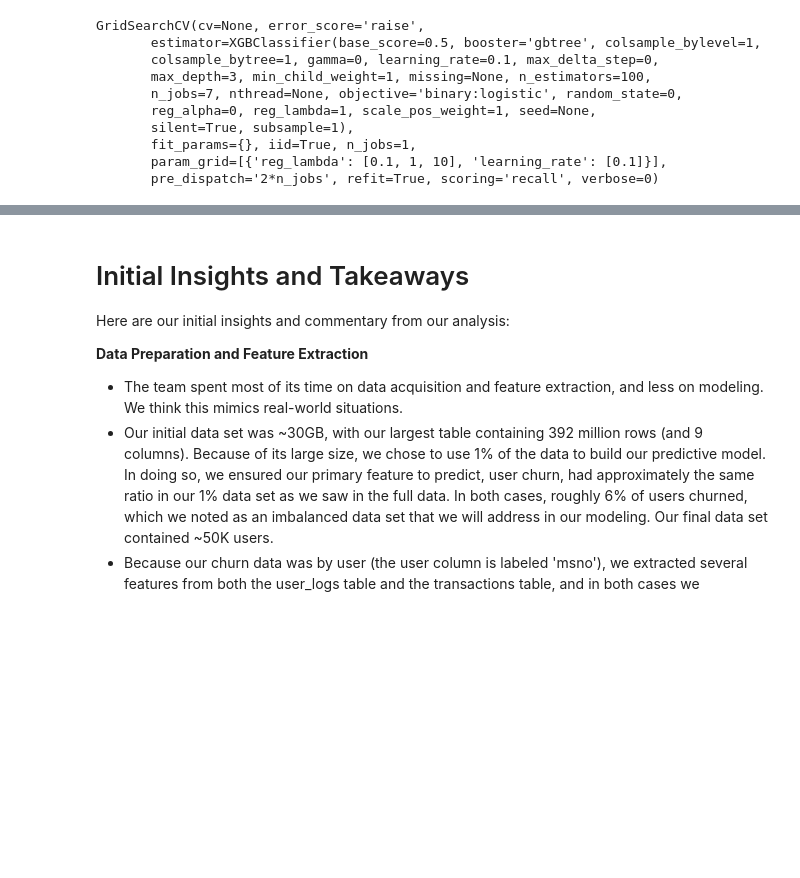
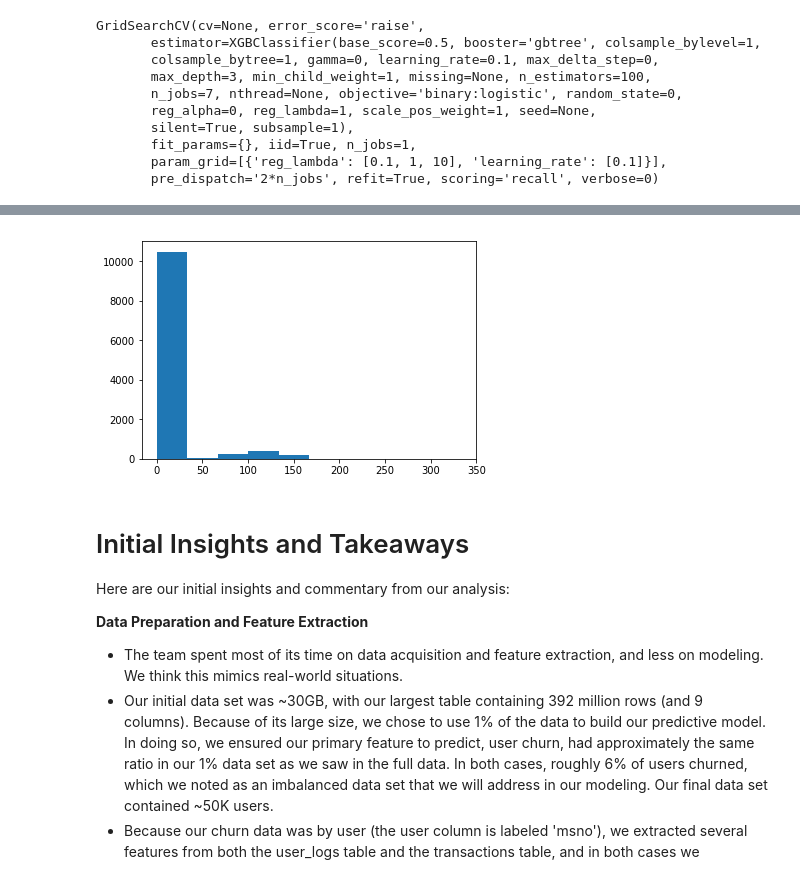
Before and after one commit to ajolson89/W207Fall2018Final, a Jupyter notebook: W207_FinalProj_02MLModels_KennedyKhannaOlson_khanna.ipynb, the cells around one changed output, grey strips where cells are left out. Saved outputs shown, nothing was run; the diff lists cells and outputs as text; code cells hidden in the pictures; blank space fills up the shorter version.

```diff
--- a/W207_FinalProj_02MLModels_KennedyKhannaOlson_khanna.ipynb
+++ b/W207_FinalProj_02MLModels_KennedyKhannaOlson_khanna.ipynb
@@ -387,3 +491,9 @@ marketing_data.head()
+# %%
+# Visual of spend in context of the number of users
+plt.hist(marketing_data['proposed_spend'] )
+plt.show()
+# %% [output]
+[figure, added]
 # %%
 #Plot accuracy results ('stole' this code from sklearn documentation)
 clf_current = clf_XGB
```
Also changed, not shown: parts of 20 cells of this notebook.
